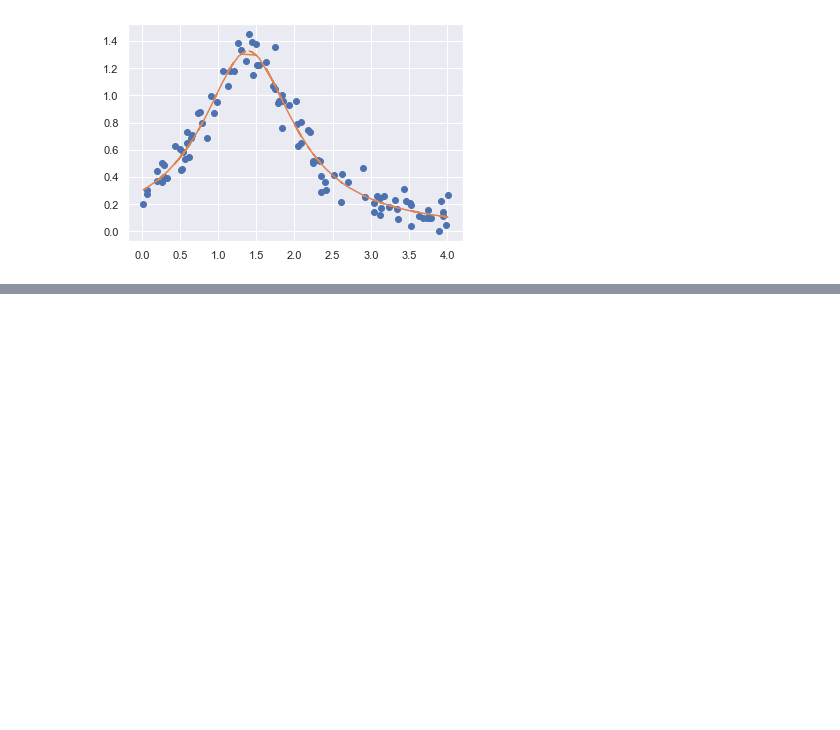
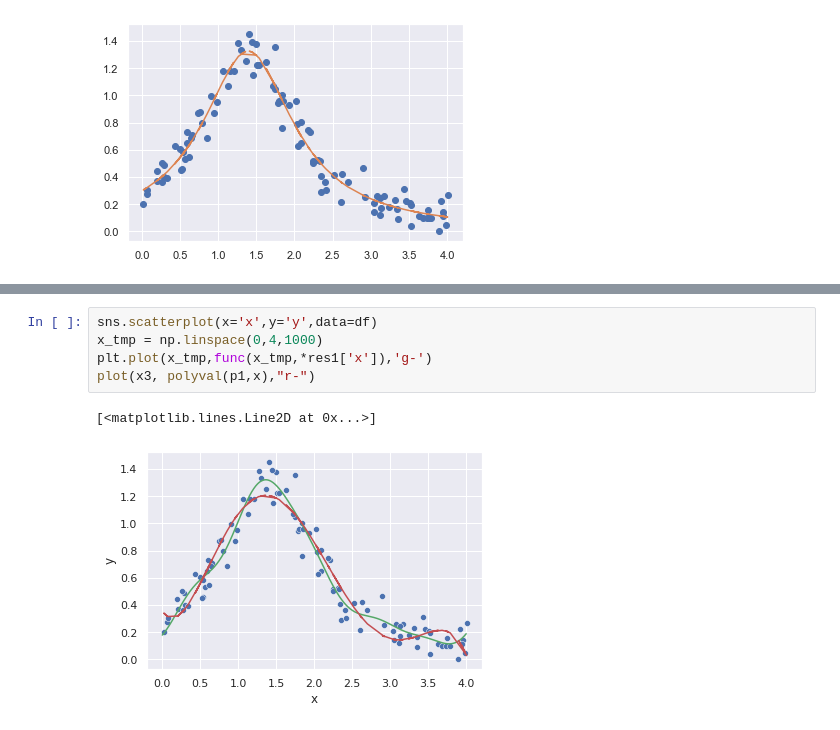
Before and after one commit to jpmallarino/FISI2028-202120, a Jupyter notebook: soluciones/ja.tavera/tarea3/Tarea 3 Metodos.ipynb, the cells around one changed output, grey strips where cells are left out. Cells and saved outputs as stored; diff of their text form; blank space fills up the shorter version.

```diff
--- a/soluciones/ja.tavera/tarea3/Tarea 3 Metodos.ipynb
+++ b/soluciones/ja.tavera/tarea3/Tarea 3 Metodos.ipynb
@@ -170,0 +249,8 @@ El r cuadrado nos indica cómo éste modelo es superior a los demás, sin embarg
+# %%
+sns.scatterplot(x='x',y='y',data=df)
+x_tmp = np.linspace(0,4,1000)
+plt.plot(x_tmp,func(x_tmp,*res1['x']),'g-')
+plot(x3, polyval(p1,x),"r-")
+# %% [output]
+[<matplotlib.lines.Line2D at 0x...>]
+[figure, added]
```
Also changed, not shown: parts of 6 cells of this notebook, 5 other files.
